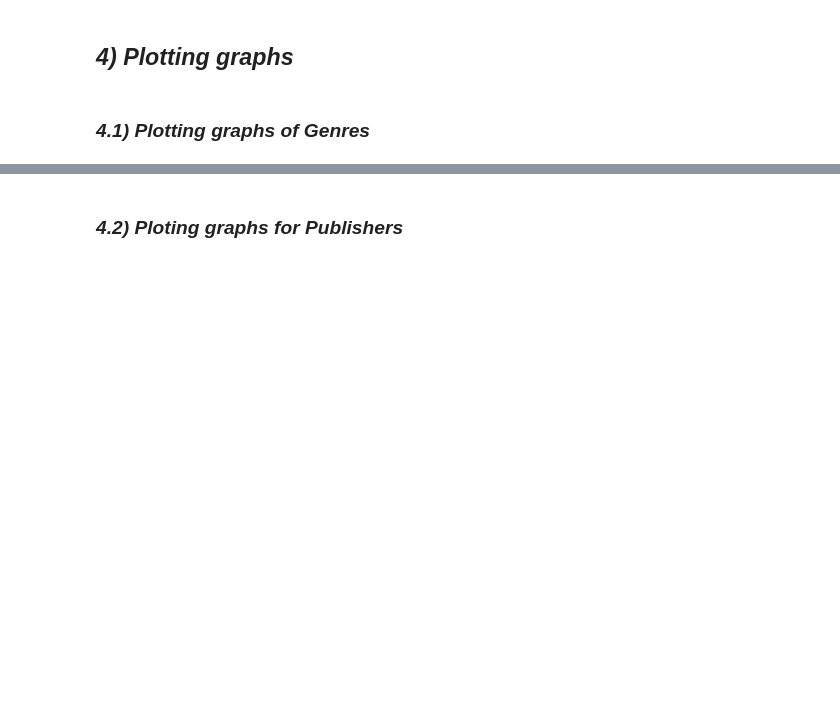
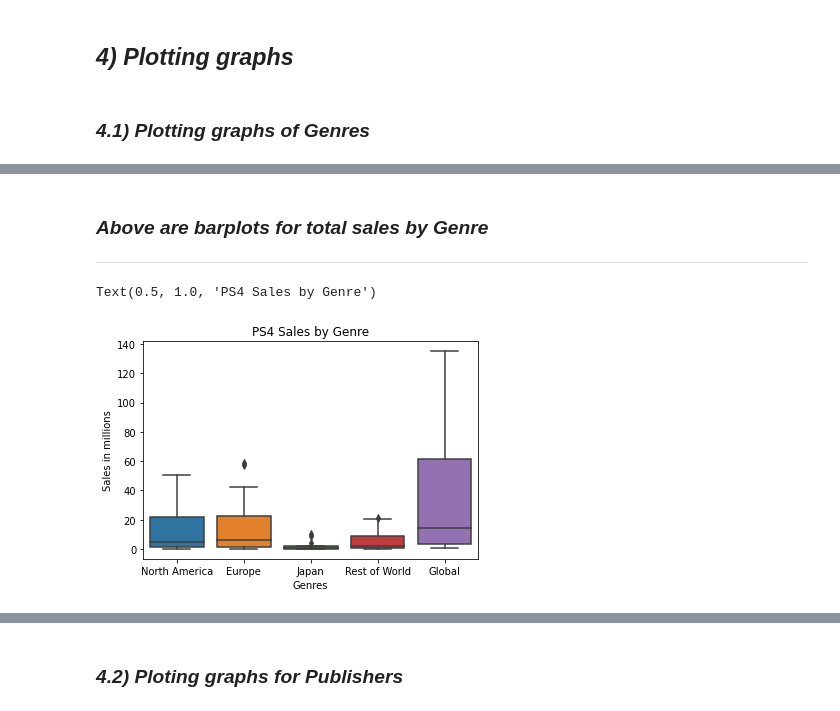
Before and after one commit to data301-2021-summer2/project-group12-project, a Jupyter notebook: analysis/dhairya/DhairyaDatasheets.ipynb, the cells around one changed output, grey strips where cells are left out. Saved outputs shown, nothing was run; the diff lists cells and outputs as text; code cells hidden in the pictures; blank space fills up the shorter version.

```diff
--- a/analysis/dhairya/DhairyaDatasheets.ipynb
+++ b/analysis/dhairya/DhairyaDatasheets.ipynb
@@ -322,0 +326,10 @@ Text(0.5, 1.0, 'XBOX ONE Sales by Genre')
+# %% [markdown]
+### *Above are barplots for total sales by Genre*
+---------------------------------------------------------
+# %%
+a =sns.boxplot(data=df_Ps4_genre)
+a.set(xlabel="Genres", ylabel = "Sales in millions")
+plt.title("PS4 Sales by Genre")
+# %% [output]
+Text(0.5, 1.0, 'PS4 Sales by Genre')
+[figure, added]
```
Also changed, not shown: parts of 35 cells of this notebook, 3 other files.
